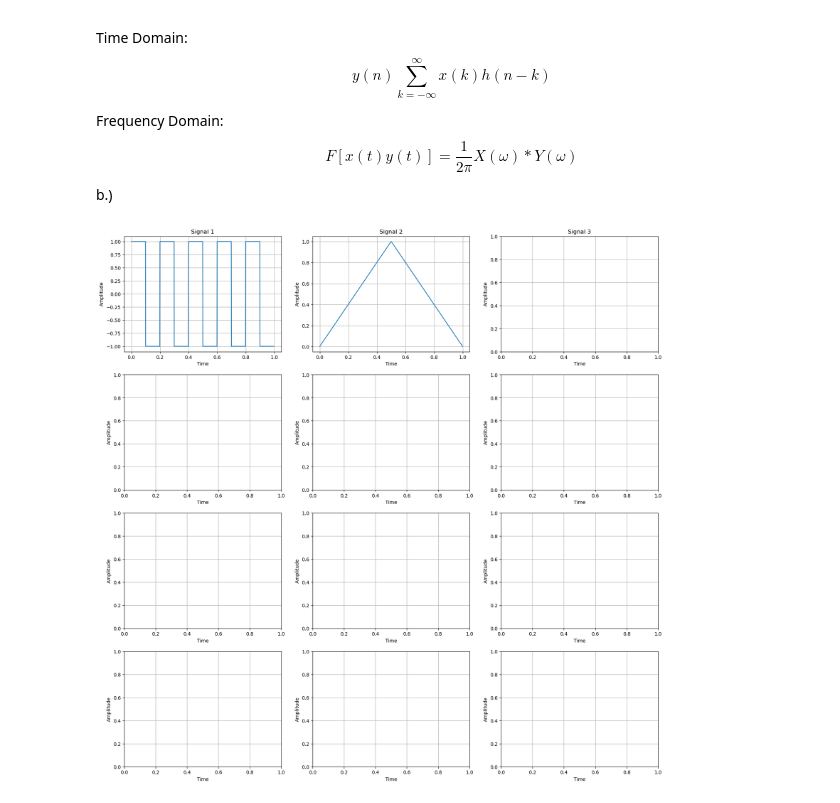
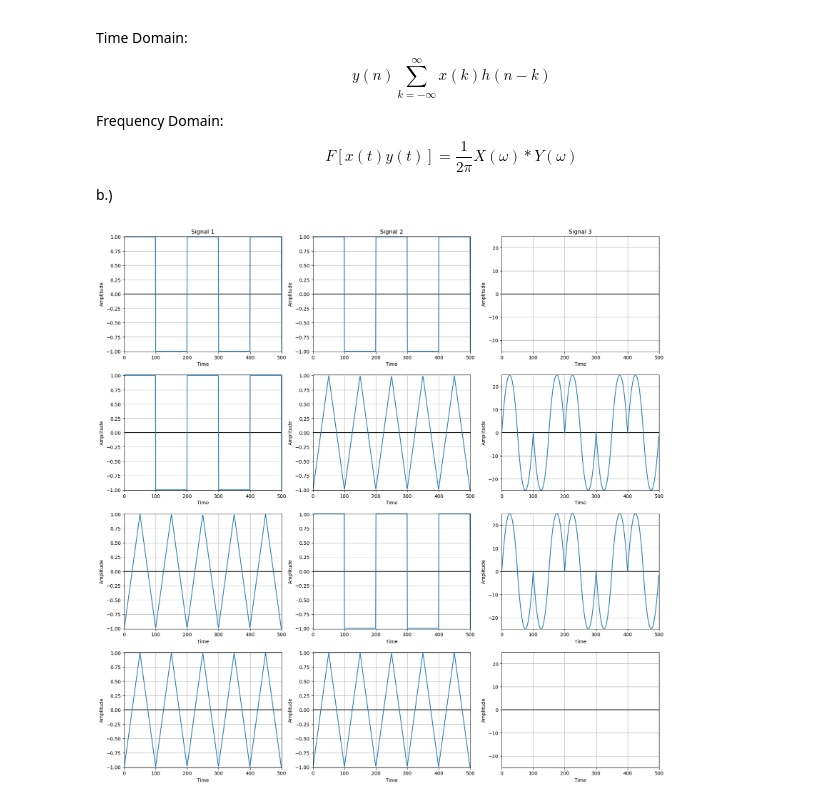
Before and after one commit to DamodarE/Fall-2023-Internship-Work, a Jupyter notebook: Signal_Processing.ipynb, the cells around one changed output. Cells and saved outputs as stored; diff of their text form; code cells hidden in the pictures.

```diff
--- a/Signal_Processing.ipynb
+++ b/Signal_Processing.ipynb
@@ -16,35 +16,110 @@ b.)
 # %%
 import numpy as np
 import matplotlib.pyplot as plt
 from scipy import signal
 
 
 fig,ax = plt.subplots(4,3,  figsize=(20, 20))
 
 cols = ['Signal {}'.format(col) for col in range(1, 4)]
 for a, col in zip(ax[0], cols):
     a.set_title(col)
 
 
 for i in range(4):
     for j in range(3):
         ax[i, j].grid()
         ax[i, j].set_ylabel('Amplitude')
         ax[i, j].set_xlabel('Time')
 
-frequency = 5
-amplitude = 1
-axisX = np.arange(0, 1, 0.001)
 
-plt.subplot(4, 3, 1)
-axisY = amplitude * signal.square(2 * np.pi * frequency * axisX)
-plt.plot(axisX, axisY)
+t = np.linspace(0, 1, 1000)
+sig1 = signal.square(2 * np.pi * 5 * t)
 
 
-plt.subplot(4, 3, 2)
-plt.plot(axisX, signal.windows.triang(1000))
+t = np.linspace(0, 1, 500)
+sig2 = signal.sawtooth(2 * np.pi * 5 * t, 0.5)
+
+plt.subplot(4,3,1)
+plt.axhline(y=0, color='k')
+plt.xlim(0,500)
+plt.ylim(-1.01,1.01)
+plt.plot(sig1)
+
+
+plt.subplot(4,3,2)
+plt.axhline(y=0, color='k')
+plt.xlim(0,500)
+plt.ylim(-1.01,1.01)
+plt.plot(sig1)
+plt.plot(0)
+
+
+plt.subplot(4,3,3)
+plt.axhline(y=0, color='k')
+conv = np.convolve(sig1, sig1, mode='valid')
+plt.xlim(0,500)
+plt.ylim(-25,25)
+plt.plot(conv)
+
+plt.subplot(4,3,4)
+plt.axhline(y=0, color='k')
+plt.xlim(0,500)
+plt.ylim(-1.01,1.01)
+plt.plot(sig1)
+
+plt.subplot(4,3,5)
+plt.axhline(y=0, color='k')
+plt.xlim(0,500)
+plt.ylim(-1.01,1.01)
+plt.plot(sig2)
+
+plt.subplot(4,3,6)
+plt.axhline(y=0, color='k')
+conv = np.convolve(sig1, sig2, mode='valid')
+plt.xlim(0,500)
+plt.ylim(-25,25)
+plt.plot(conv)
+
+plt.subplot(4,3,7)
+plt.axhline(y=0, color='k')
+plt.xlim(0,500)
+plt.ylim(-1.01,1.01)
+plt.plot(sig2)
+
+plt.subplot(4,3,8)
+plt.axhline(y=0, color='k')
+plt.xlim(0,500)
+plt.ylim(-1.01,1.01)
+plt.plot(sig1)
+
+plt.subplot(4,3,9)
+plt.axhline(y=0, color='k')
+conv = np.convolve(sig2, sig1, mode='valid')
+plt.xlim(0,500)
+plt.ylim(-25,25)
+plt.plot(conv)
+
+plt.subplot(4,3,10)
+plt.axhline(y=0, color='k')
+plt.xlim(0,500)
+plt.ylim(-1.01,1.01)
+plt.plot(sig2)
+
+plt.subplot(4,3,11)
+plt.axhline(y=0, color='k')
+plt.xlim(0,500)
+plt.ylim(-1.01,1.01)
+plt.plot(sig2)
+
+plt.subplot(4,3,12)
+plt.axhline(y=0, color='k')
+conv = np.convolve(sig2, sig2, mode='valid')
+plt.xlim(0,500)
+plt.ylim(-25,25)
+plt.plot(conv)
 
 
 plt.show()
 # %% [output]
-[figure, old version]
+[figure, new version]
```
Also changed, not shown: parts of 3 cells of this notebook.
